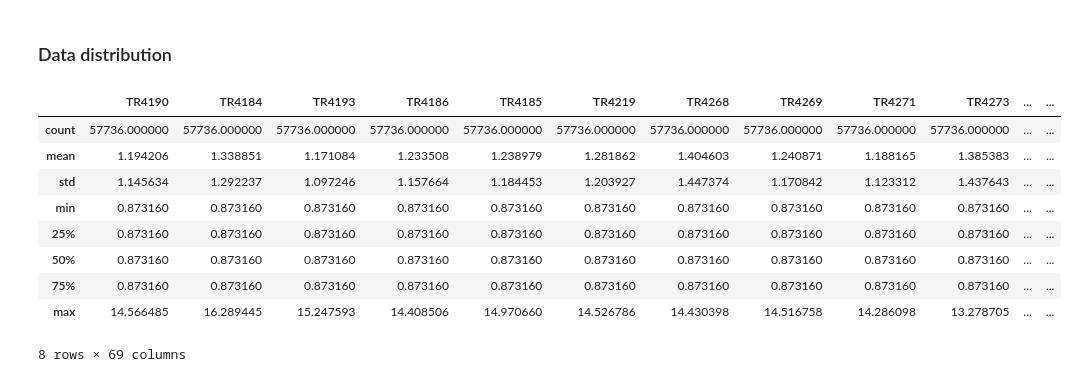
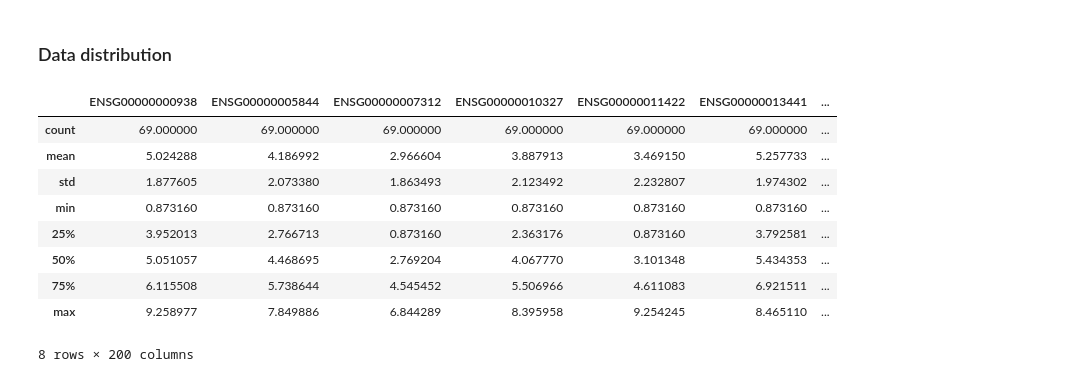
Before and after one commit to Varker00/rna-generator, a Jupyter notebook: gan.ipynb, the cells around one changed output. Drawn from its saved outputs; the diff is of its cells as text; code cells hidden in the pictures.

```diff
--- a/gan.ipynb
+++ b/gan.ipynb
@@ -29,0 +74,3 @@ print(data.shape)
+# %%
+original_data = data
+data = scale_data(data)
@@ -248,18 +432,18 @@ df.to_csv('synthetic_data/generated_data.tsv', sep='\t', index=False, header=Tru
 # %% [markdown]
 ### Data distribution
 # %%
-data.describe()
+original_data.describe()
 # %% [output]
-|  | TR4190 | TR4184 | TR4193 | TR4186 | TR4185 | TR4219 | TR4268 | TR4269 | TR4271 | TR4273 | ... | ... |
-| count | 57736.000000 | 57736.000000 | 57736.000000 | 57736.000000 | 57736.000000 | 57736.000000 | 57736.000000 | 57736.000000 | 57736.000000 | 57736.000000 | ... | ... |
-| mean | 1.194206 | 1.338851 | 1.171084 | 1.233508 | 1.238979 | 1.281862 | 1.404603 | 1.240871 | 1.188165 | 1.385383 | ... | ... |
-| std | 1.145634 | 1.292237 | 1.097246 | 1.157664 | 1.184453 | 1.203927 | 1.447374 | 1.170842 | 1.123312 | 1.437643 | ... | ... |
-| min | 0.873160 | 0.873160 | 0.873160 | 0.873160 | 0.873160 | 0.873160 | 0.873160 | 0.873160 | 0.873160 | 0.873160 | ... | ... |
-| 25% | 0.873160 | 0.873160 | 0.873160 | 0.873160 | 0.873160 | 0.873160 | 0.873160 | 0.873160 | 0.873160 | 0.873160 | ... | ... |
-| 50% | 0.873160 | 0.873160 | 0.873160 | 0.873160 | 0.873160 | 0.873160 | 0.873160 | 0.873160 | 0.873160 | 0.873160 | ... | ... |
-| 75% | 0.873160 | 0.873160 | 0.873160 | 0.873160 | 0.873160 | 0.873160 | 0.873160 | 0.873160 | 0.873160 | 0.873160 | ... | ... |
-| max | 14.566485 | 16.289445 | 15.247593 | 14.408506 | 14.970660 | 14.526786 | 14.430398 | 14.516758 | 14.286098 | 13.278705 | ... | ... |
+|  | ENSG00000000938 | ENSG00000005844 | ENSG00000007312 | ENSG00000010327 | ENSG00000011422 | ENSG00000013441 | ... |
+| count | 69.000000 | 69.000000 | 69.000000 | 69.000000 | 69.000000 | 69.000000 | ... |
+| mean | 5.024288 | 4.186992 | 2.966604 | 3.887913 | 3.469150 | 5.257733 | ... |
+| std | 1.877605 | 2.073380 | 1.863493 | 2.123492 | 2.232807 | 1.974302 | ... |
+| min | 0.873160 | 0.873160 | 0.873160 | 0.873160 | 0.873160 | 0.873160 | ... |
+| 25% | 3.952013 | 2.766713 | 0.873160 | 2.363176 | 0.873160 | 3.792581 | ... |
+| 50% | 5.051057 | 4.468695 | 2.769204 | 4.067770 | 3.101348 | 5.434353 | ... |
+| 75% | 6.115508 | 5.738644 | 4.545452 | 5.506966 | 4.611083 | 6.921511 | ... |
+| max | 9.258977 | 7.849886 | 6.844289 | 8.395958 | 9.254245 | 8.465110 | ... |
-8 rows × 69 columns
+8 rows × 200 columns
 # %%
 df.describe()
 # %% [output]
```
Also changed, not shown: parts of 33 cells of this notebook, 3 other files.
